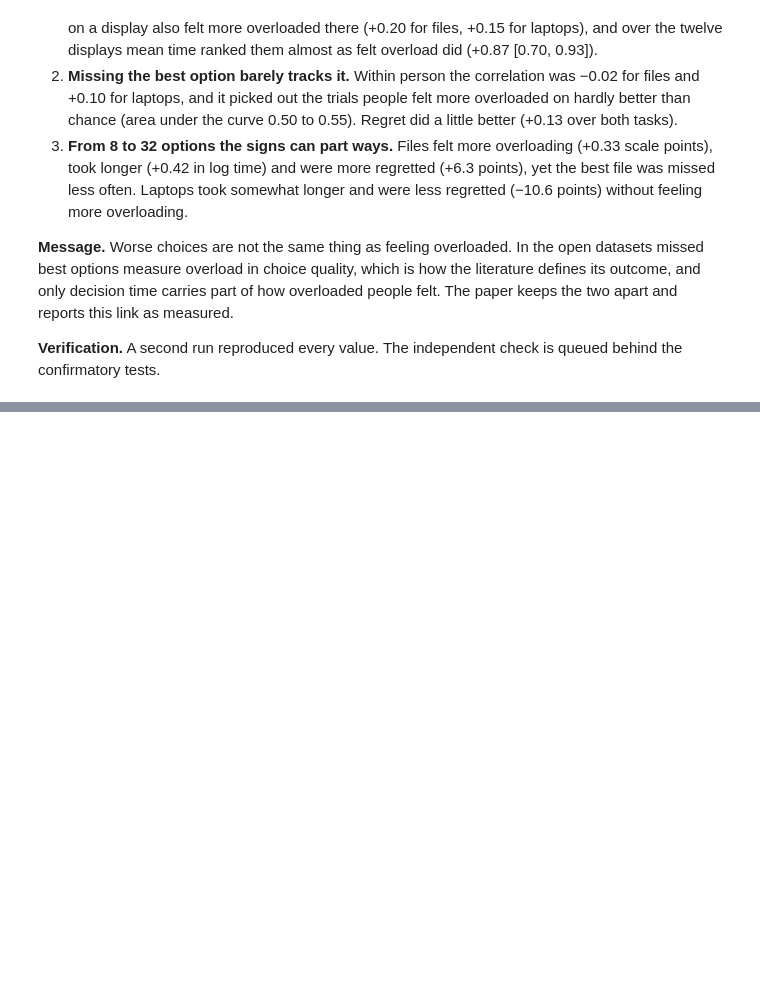
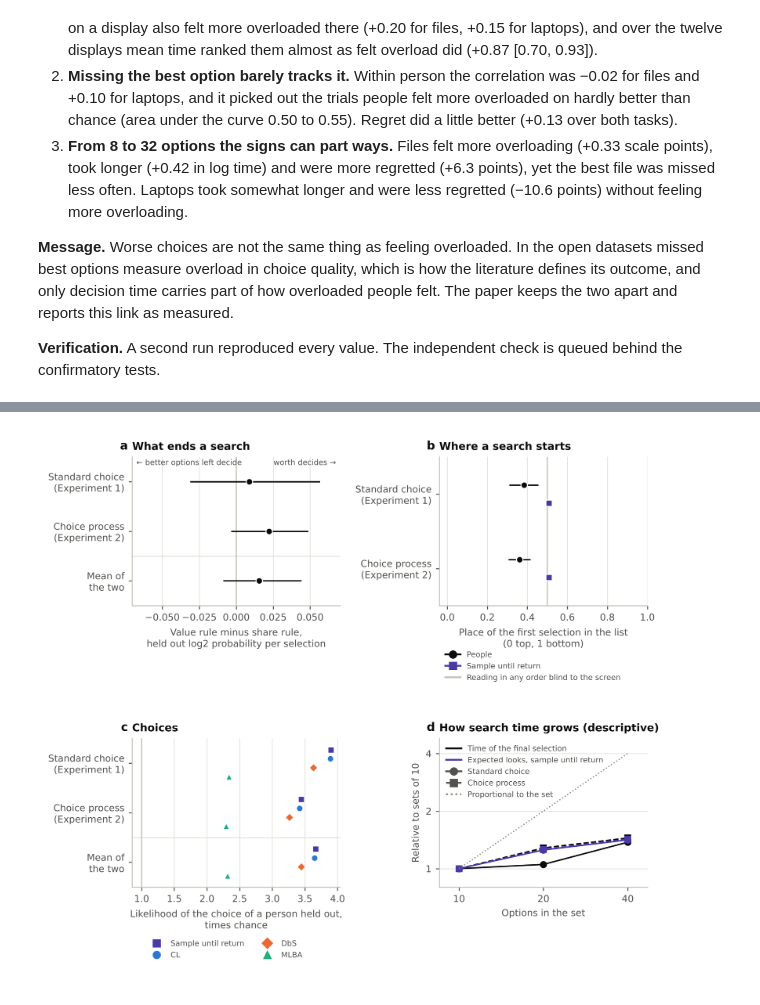
Before and after one commit to ucchol/overload-prediction, a Jupyter notebook: notebooks/02_overload_time_search.ipynb, the cells around one changed output, grey strips where cells are left out. Drawn from its saved outputs; the diff is of its cells as text; code cells hidden in the pictures; blank space fills up the shorter version.

Commit message:
Notebook sections 12 to 14 (stopping rule, overload forecast, summary), overload figure, README

```diff
--- a/notebooks/02_overload_time_search.ipynb
+++ b/notebooks/02_overload_time_search.ipynb
@@ -944,0 +949,13 @@ Brackets give 95% percentile intervals from 1000 participant resamples. A star m
+# %%
+from overload.experiments import stopping_cdm
+from overload.figures import figure_stopping_cdm
+out = REPO / "results" / "stopping_cdm"
+if RECOMPUTE or not (out / "summary.json").exists():
+    # the data need a free openICPSR sign in, see data/README.md and scripts/prepare_cdm_data.sh
+    stopping_cdm.run(REPO / "data" / "cdm", out, replicates=1000, jobs=JOBS)
+stop = json.loads((out / "summary.json").read_text())
+figure_stopping_cdm(stop, out / "fig_stopping_cdm")
+display(Image(filename=str(out / "fig_stopping_cdm.png"), width=900))
+display(Markdown((out / "table_stopping_cdm.md").read_text()))
+# %% [output]
+[figure, added]
```
Also changed, not shown: parts of 12 cells of this notebook, 8 other files.
